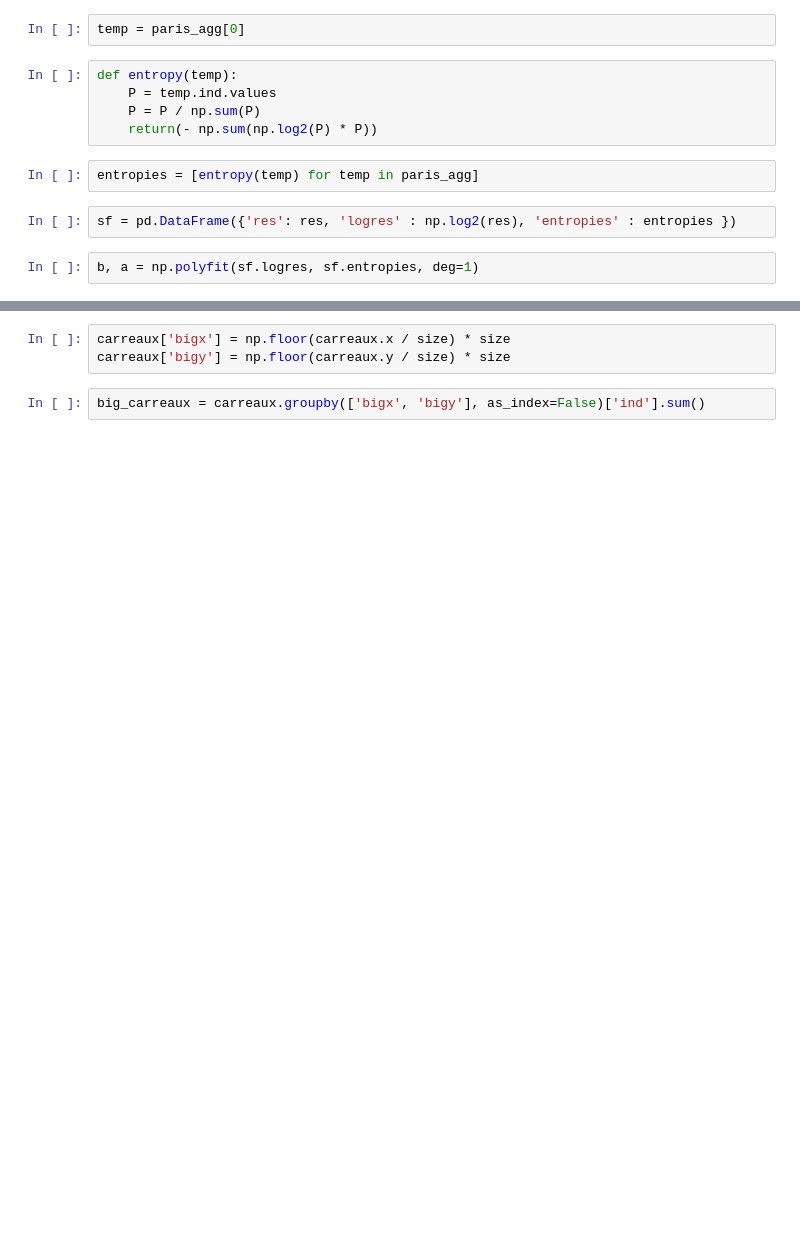
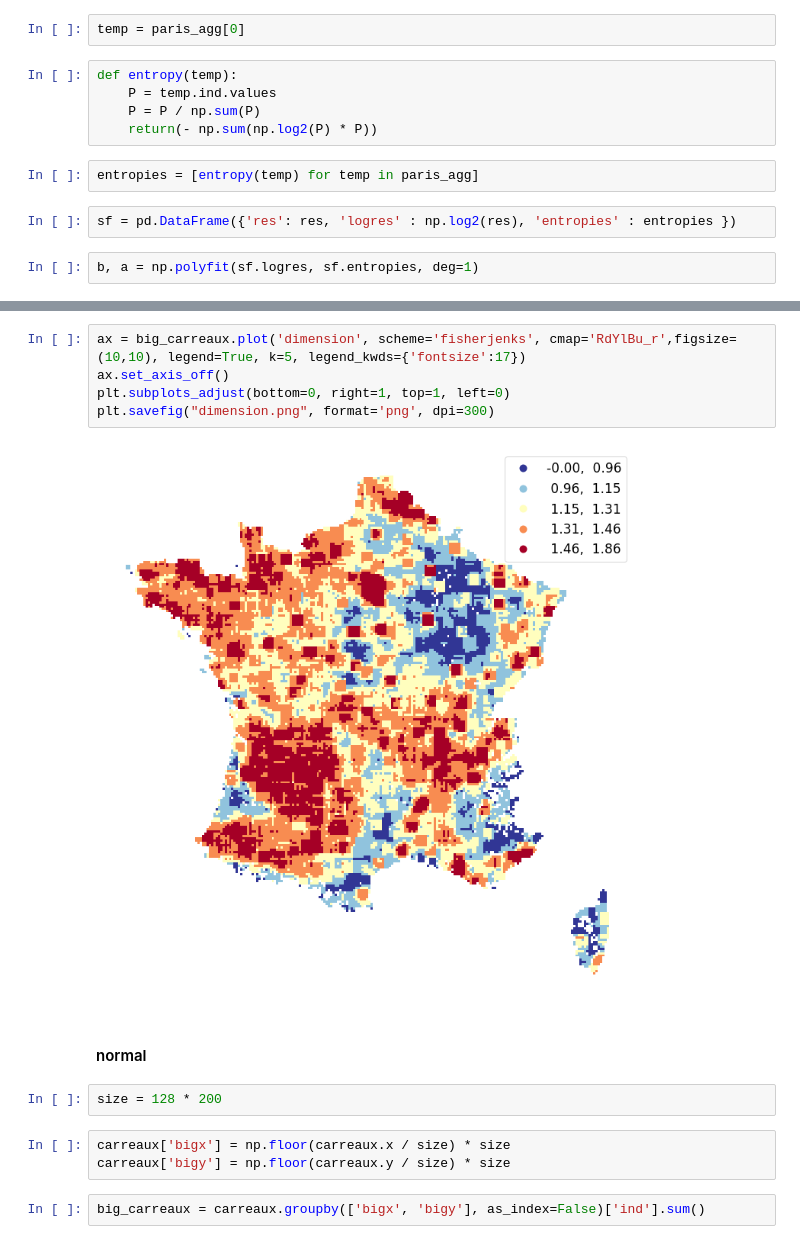
Before and after one commit to fsemecurbe/fractal-for-geographers, a Jupyter notebook: creation des cartes.ipynb, the cells around one changed output, grey strips where cells are left out. Drawn from its saved outputs; the diff is of its cells as text; blank space fills up the shorter version.

```diff
--- a/creation des cartes.ipynb
+++ b/creation des cartes.ipynb
@@ -193,3 +233,14 @@ size = 128 *200
+# %%
+ax = big_carreaux.plot('dimension', scheme='fisherjenks', cmap='RdYlBu_r',figsize=(10,10), legend=True, k=5, legend_kwds={'fontsize':17})
+ax.set_axis_off()
+plt.subplots_adjust(bottom=0, right=1, top=1, left=0)
+plt.savefig("dimension.png", format='png', dpi=300)
+# %% [output]
+[figure, added]
+# %% [markdown]
+#### normal
+# %%
+size = 128 * 200
 # %%
 carreaux['bigx'] = np.floor(carreaux.x / size) * size
 carreaux['bigy'] = np.floor(carreaux.y / size) * size
```
Also changed, not shown: parts of 21 cells of this notebook.
